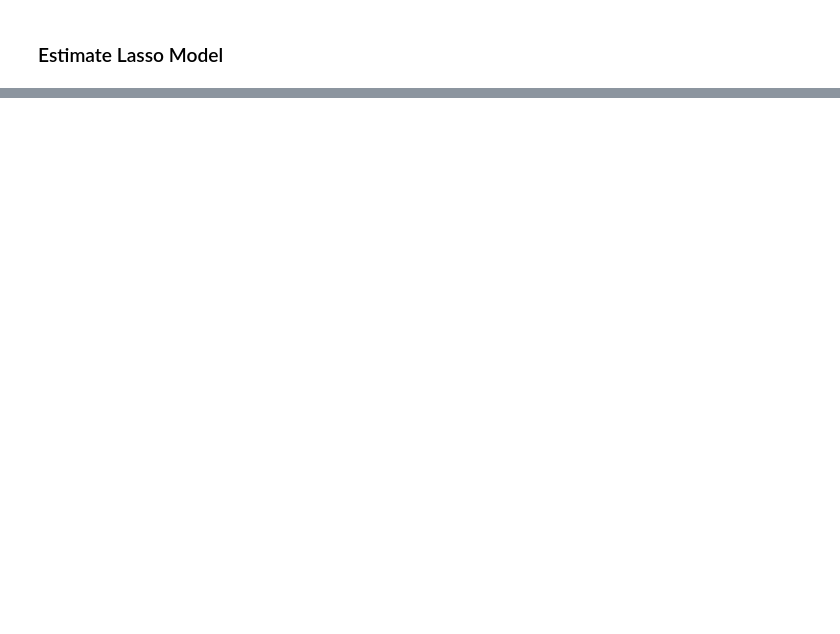
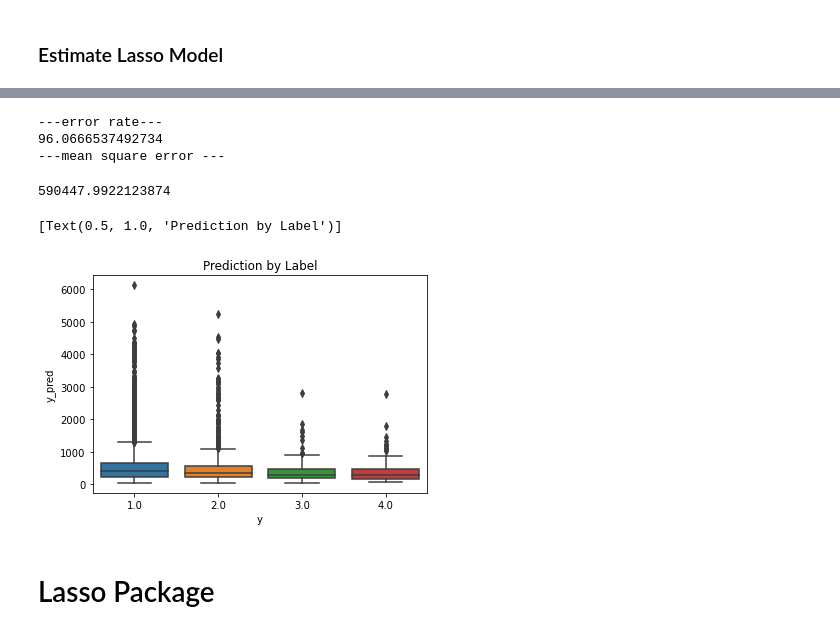
Before and after one commit to cvilter/mother-child-attitudes, a Jupyter notebook: lasso.ipynb, the cells around one changed output, grey strips where cells are left out. Cells and saved outputs as stored; diff of their text form; code cells hidden in the pictures; blank space fills up the shorter version.

```diff
--- a/lasso.ipynb
+++ b/lasso.ipynb
@@ -287,0 +292,10 @@ sns.boxplot(data=results, x='y', y='y_pred').set(title='Prediction by Label')
+# %%
+param = {"lamda" : 0,
+         "learning_rate" : 0.0000000000000000000001,
+         "iteration" : 500}
+
+lasso = RidgeRegression(**param)
+lasso.train(X, y_scale)
+
+# predict
+y_scale_pred = lasso.predict(X)
@@ -287,0 +330,24 @@ sns.boxplot(data=results, x='y', y='y_pred').set(title='Prediction by Label')
+# %%
+print("---error rate---")
+y_scale_pred_label = predict_scale_labels(y_scale_pred)
+print(100*np.sum(y_scale != y_scale_pred_label)/len(y_scale))
+
+print("---mean square error ---")
+mse = (np.square(y_scale - y_scale_pred)).mean(axis=None)
+mse
+# %% [output]
+---error rate---
+96.0666537492734
+---mean square error ---
+590447.9922123874
+# %%
+# # visualize results
+results = pd.DataFrame(data=np.hstack((y_scale, y_scale_pred)),
+             columns=["y", "y_pred"])
+
+sns.boxplot(data=results, x='y', y='y_pred').set(title='Prediction by Label')
+# %% [output]
+[Text(0.5, 1.0, 'Prediction by Label')]
+[figure, added]
+# %% [markdown]
+# Lasso Package
```
Also changed, not shown: parts of 15 cells of this notebook.
